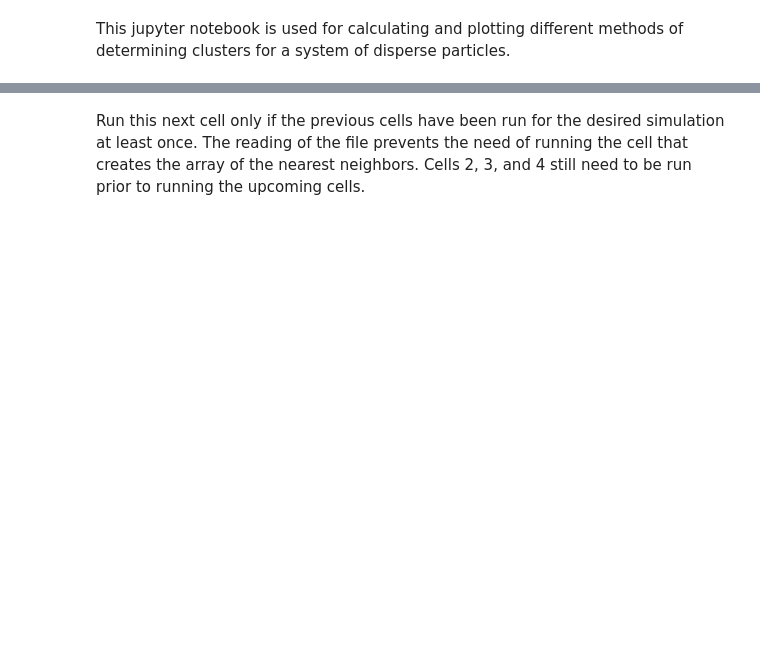
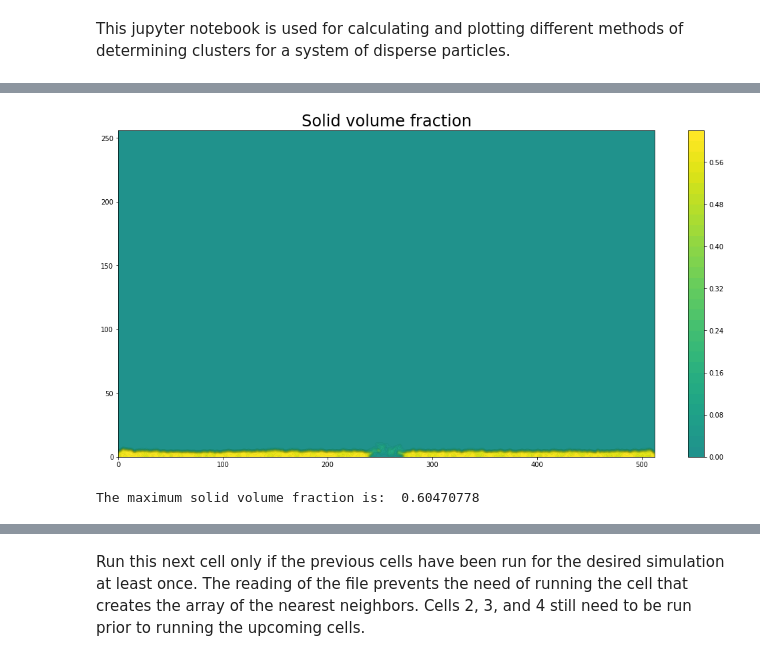
Before and after one commit to zackmci/clustering, a Jupyter notebook: Clustering.ipynb, the cells around one changed output, grey strips where cells are left out. Saved outputs shown, nothing was run; the diff lists cells and outputs as text; code cells hidden in the pictures; blank space fills up the shorter version.

```diff
--- a/Clustering.ipynb
+++ b/Clustering.ipynb
@@ -37,0 +43,17 @@ csvarray = new_array
+# %%
+fig=plt.figure(figsize=(18,9))
+xi = np.linspace(0, x_len, 512)
+yi = np.linspace(0, y_len, 256)
+zi = griddata(resarray[:, 6], resarray[:, 7], 1-resarray[:, 0], xi, yi, interp='linear')
+cs = plt.contour(xi, yi, zi, 30, linewidths=0.05, colors='k')
+cs = plt.contourf(xi, yi, zi, 30, vmax=abs(zi).max(), vmin=-abs(zi).max())
+plt.colorbar()
+#plt.scatter(resarray[:, 6], resarray[:, 7], marker='.', s=0.01, zorder=2)
+#plt.scatter(1-resarray[:, 0], resarray[:, 7], marker = '.', s=3)
+plt.title("Solid volume fraction", fontsize = 24)
+plt.show()
+
+print ("The maximum solid volume fraction is: ", max(1-resarray[:, 0]))
+# %% [output]
+[figure, added]
+The maximum solid volume fraction is:  0.60470778
```
Also changed, not shown: parts of 31 cells of this notebook.
